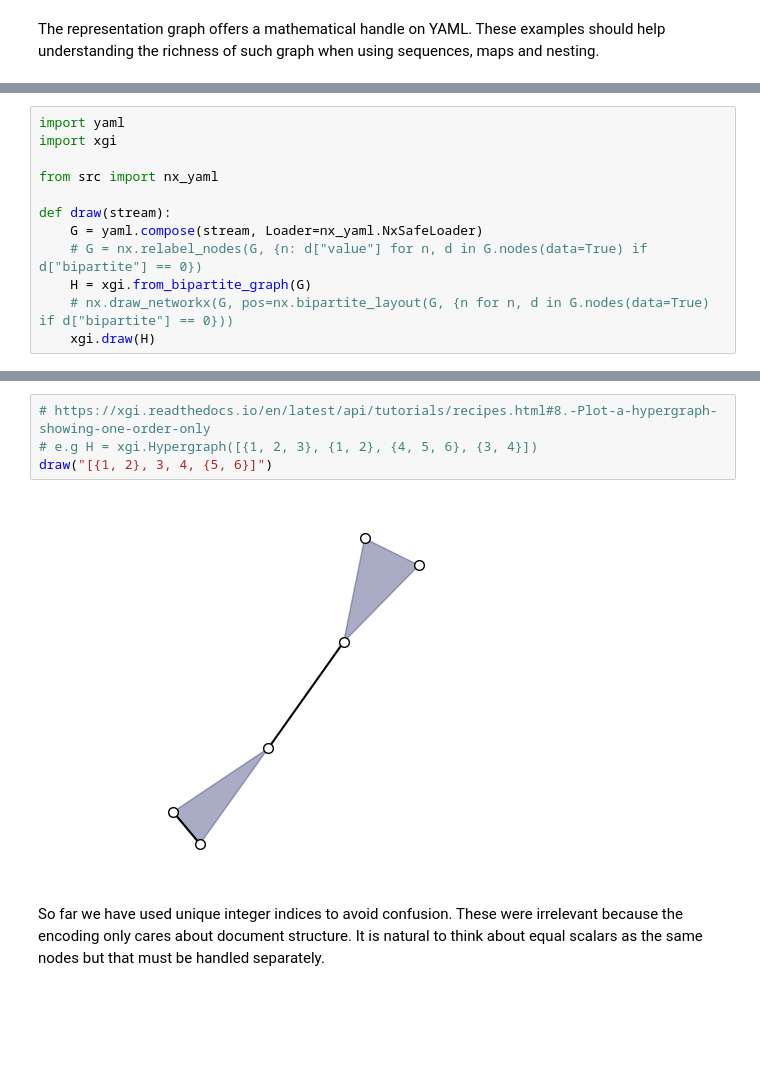
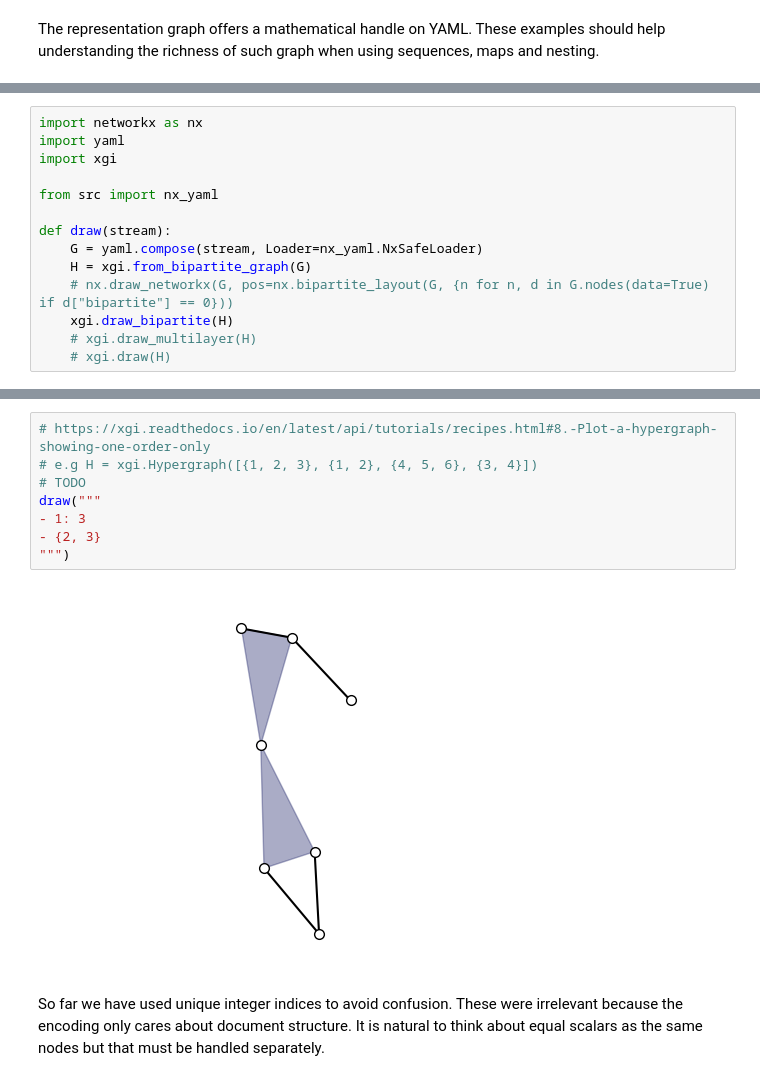
Before and after one commit to colltoaction/nx_yaml, a Jupyter notebook: xgi.ipynb, the cells around one changed output, grey strips where cells are left out. Drawn from its saved outputs; the diff is of its cells as text; blank space fills up the shorter version.

```diff
--- a/xgi.ipynb
+++ b/xgi.ipynb
@@ -3,4 +23,5 @@ The representation graph offers a mathematical handle on YAML. These examples sh
 # %%
+import networkx as nx
 import yaml
 import xgi
 
@@ -8,8 +29,9 @@ from src import nx_yaml
 
 def draw(stream):
     G = yaml.compose(stream, Loader=nx_yaml.NxSafeLoader)
-    # G = nx.relabel_nodes(G, {n: d["value"] for n, d in G.nodes(data=True) if d["bipartite"] == 0})
     H = xgi.from_bipartite_graph(G)
     # nx.draw_networkx(G, pos=nx.bipartite_layout(G, {n for n, d in G.nodes(data=True) if d["bipartite"] == 0}))
-    xgi.draw(H)
+    xgi.draw_bipartite(H)
+    # xgi.draw_multilayer(H)
+    # xgi.draw(H)
 # %%
@@ -45,9 +66,13 @@ draw("""
 # %%
 # https://xgi.readthedocs.io/en/latest/api/tutorials/recipes.html#8.-Plot-a-hypergraph-showing-one-order-only
 # e.g H = xgi.Hypergraph([{1, 2, 3}, {1, 2}, {4, 5, 6}, {3, 4}])
-draw("[{1, 2}, 3, 4, {5, 6}]")
+# TODO
+draw("""
+- 1: 3
+- {2, 3}
+""")
 # %% [output]
-[figure, old version]
+[figure, new version]
 # %% [markdown]
 So far we have used unique integer indices to avoid confusion. These were irrelevant because the encoding only cares about document structure. It is natural to think about equal scalars as the same nodes but that must be handled separately.
 # %%
```
Also changed, not shown: parts of 7 cells of this notebook, 1 other file.
